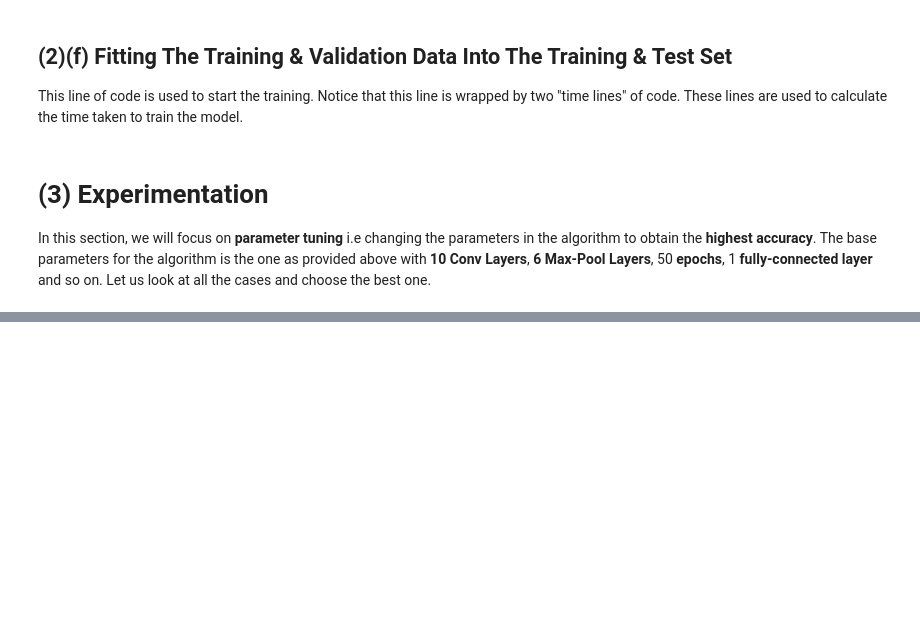
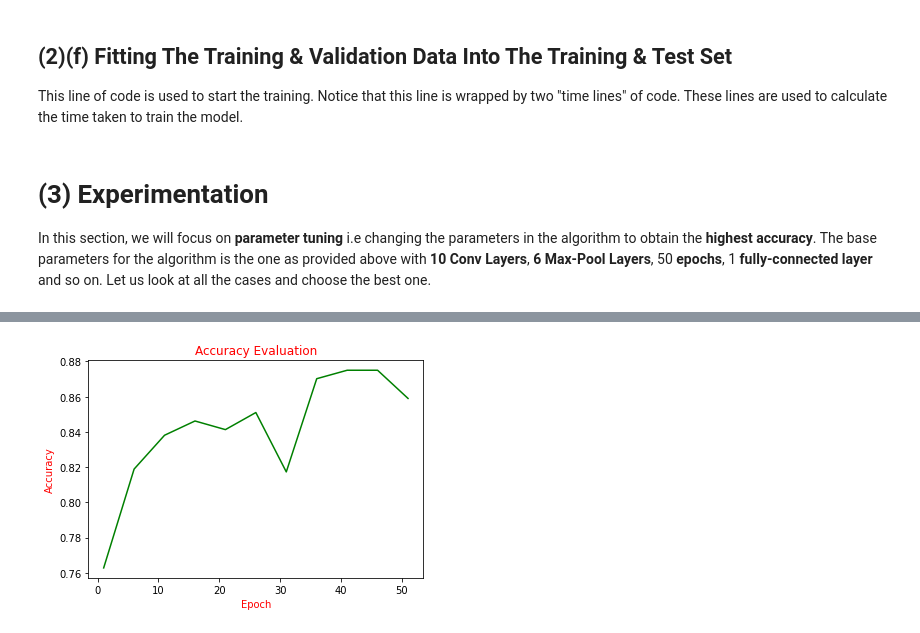
Before and after one commit to codemasterady/Using-Convolutional-Neural-Network-To-Predict-Pneumonia-In-Lungs, a Jupyter notebook: Product_Manual.ipynb, the cells around one changed output, grey strips where cells are left out. Cells and saved outputs as stored; diff of their text form; code cells hidden in the pictures; blank space fills up the shorter version.

```diff
--- a/Product_Manual.ipynb
+++ b/Product_Manual.ipynb
@@ -212,0 +336,17 @@ training_set = train_datagen.flow_from_directory(
+# %%
+import matplotlib.pyplot as plt
+epochs = []
+for i in range(1, 52, 5):
+  epochs.append(i)
+
+# Getting the list of accuracies
+list_of_accuracies = [0.7628,  0.8189, 0.8381, 0.8462, 0.8413, 0.8510, 0.8173, 0.8702, 0.8750, 0.8750, 0.8590]
+
+# Plotting the accuracies
+plt.xlabel("Epoch", color='red')
+plt.ylabel("Accuracy", color='red')
+plt.title("Accuracy Evaluation", color='red')
+plt.plot(epochs, list_of_accuracies, color='green')
+plt.show()
+# %% [output]
+[figure, added]
```
Also changed, not shown: parts of 6 cells of this notebook, 2 other files.
